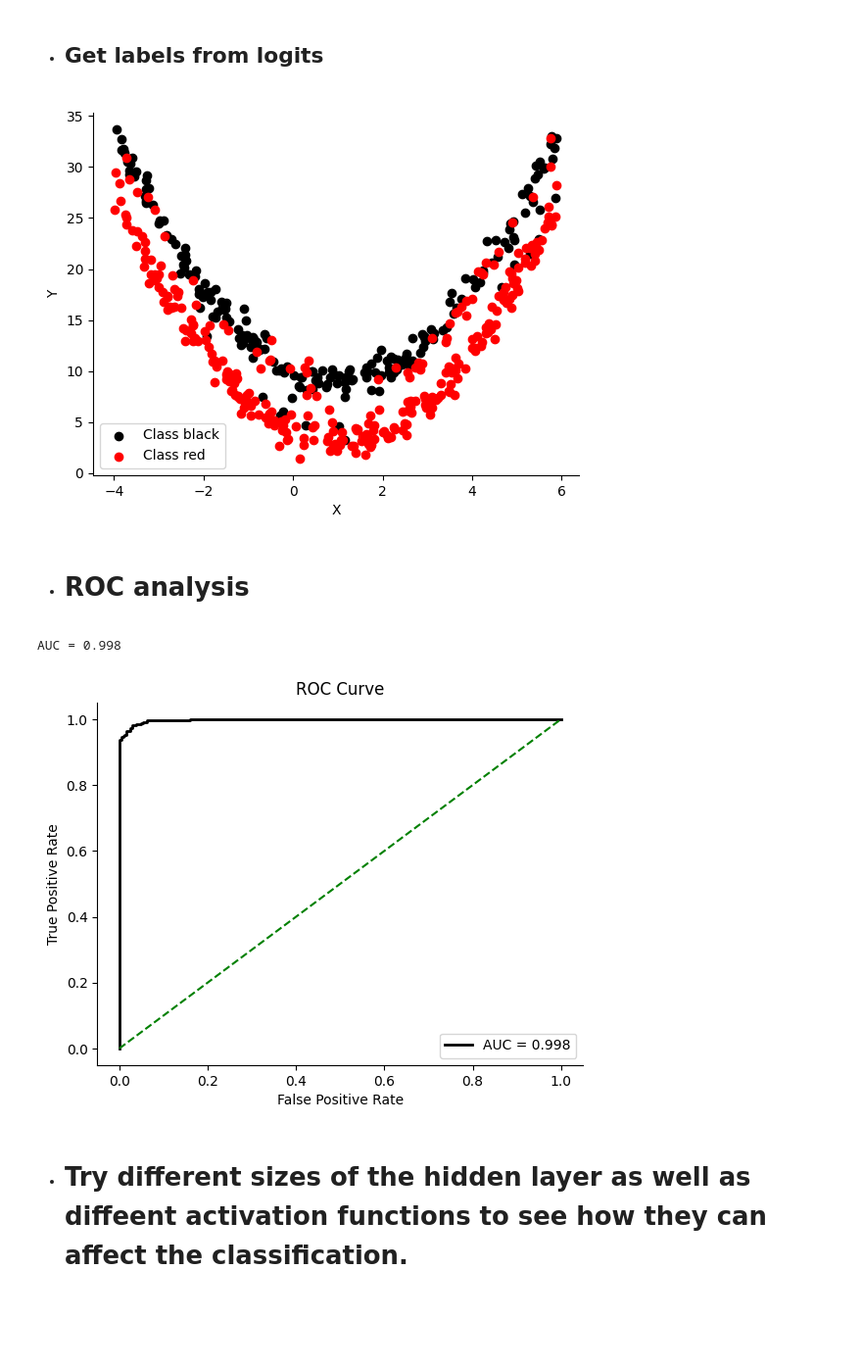
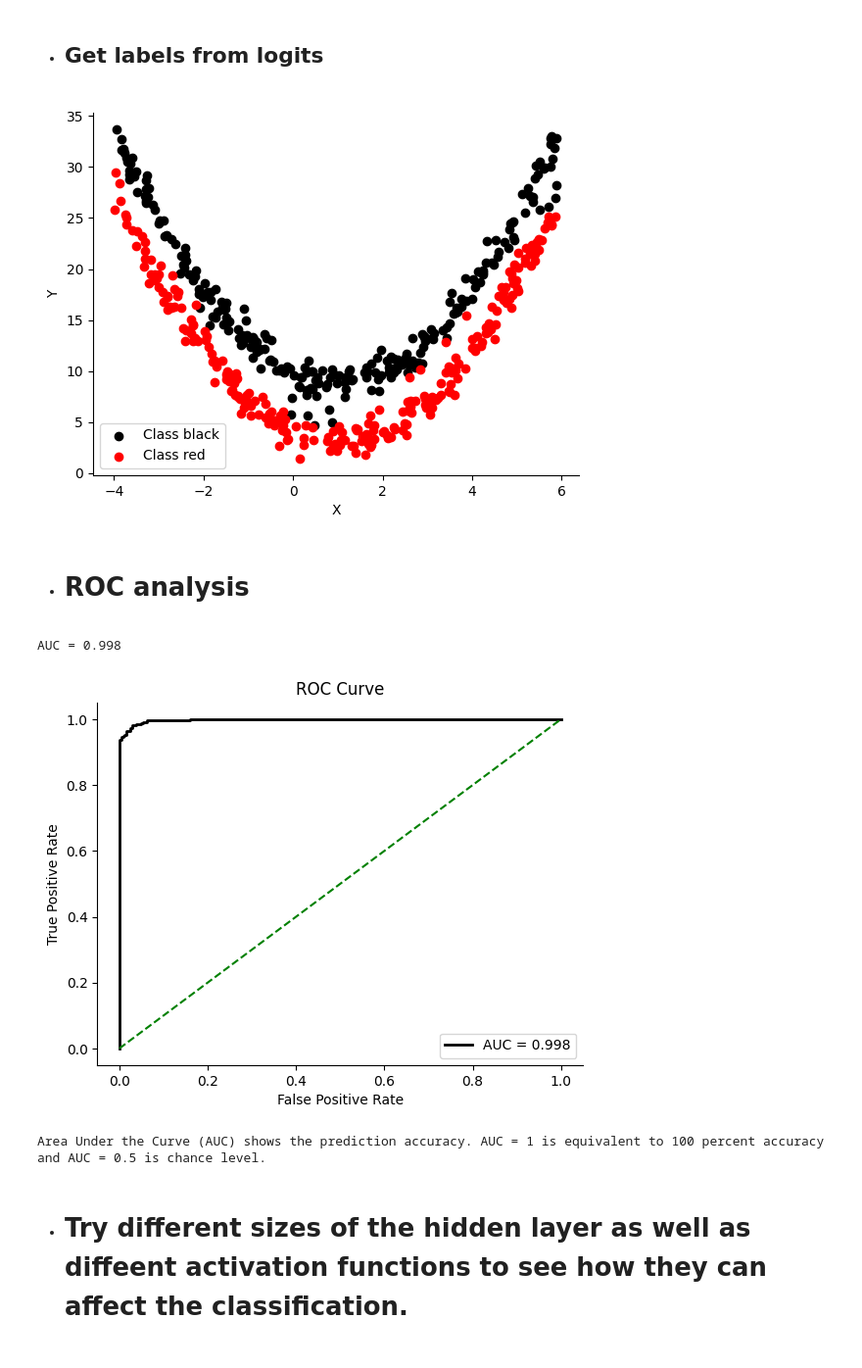
Before and after one commit to aminmoosavi/PyTorch, a Jupyter notebook: PyTorch_03.ipynb, the cells around one changed output. Shown at 98% size. Drawn from its saved outputs; the diff is of its cells as text; code cells hidden in the pictures; blank space fills up the shorter version.

```diff
--- a/PyTorch_03.ipynb
+++ b/PyTorch_03.ipynb
@@ -243,36 +243,42 @@ def logits_to_labels(x: torch.Tensor ):
   q = torch.rand(probabilities.size() )
   return probabilities > q
 # %%
-y_test_logits = model_3(X_test)
-y_pred = logits_to_labels(y_test_logits.cpu()).squeeze()
+model_3.eval() # Evaluation mode activated
+with torch.inference_mode():
+  y_test_logits = model_3(X_test)
+# y_pred = logits_to_labels(y_test_logits.cpu()).squeeze() # <- This does stochastic sampling to generate labels
+y_pred = torch.tensor(y_test_logits > 1) # <- This sets a deterministic threshold to generate labels
+y_pred = y_pred.squeeze()
 fig, ax = plt.subplots()
 
 ax.scatter(X_test.cpu()[y_pred.cpu()==0, 0],
             X_test.cpu()[y_pred.cpu()==0, 1],
             color='black',
             label='Class black')
 
 ax.scatter(X_test.cpu()[y_pred.cpu()==1, 0],
             X_test.cpu()[y_pred.cpu()==1, 1],
             color='red',
             label='Class red')
 
 
 ax.set_ylabel('Y')
 ax.set_xlabel('X')
 ax.spines['top'].set_visible(False)
 ax.spines['right'].set_visible(False)
 ax.legend()
 plt.show()
 # %% [output]
-[figure, old version]
+[figure, new version]
 # %% [markdown]
 * # ROC analysis
 # %%
 from sklearn.metrics import roc_curve, auc
 
 # get the logits of the test data
-y_test_logits = model_3(X_test)
+model_3.eval() # Evaluation mode activated
+with torch.inference_mode():
+  y_test_logits = model_3(X_test)
 
 # Evaluate the probabilities
 probabilities = torch.sigmoid(y_test_logits)
@@ -304,9 +310,11 @@ ax.spines['right'].set_visible(False)
 plt.legend()
 # plt.grid(True)
 plt.show()
+print('Area Under the Curve (AUC) shows the prediction accuracy. AUC = 1 is equivalent to 100 percent accuracy and AUC = 0.5 is chance level.')
 # %% [output]
 AUC = 0.998
 [figure]
+Area Under the Curve (AUC) shows the prediction accuracy. AUC = 1 is equivalent to 100 percent accuracy and AUC = 0.5 is chance level.
 # %% [markdown]
 * # Try different sizes of the hidden layer as well as diffeent activation functions to see how they can affect the classification.
 
```
Also changed, not shown: parts of 1 cell of this notebook.
